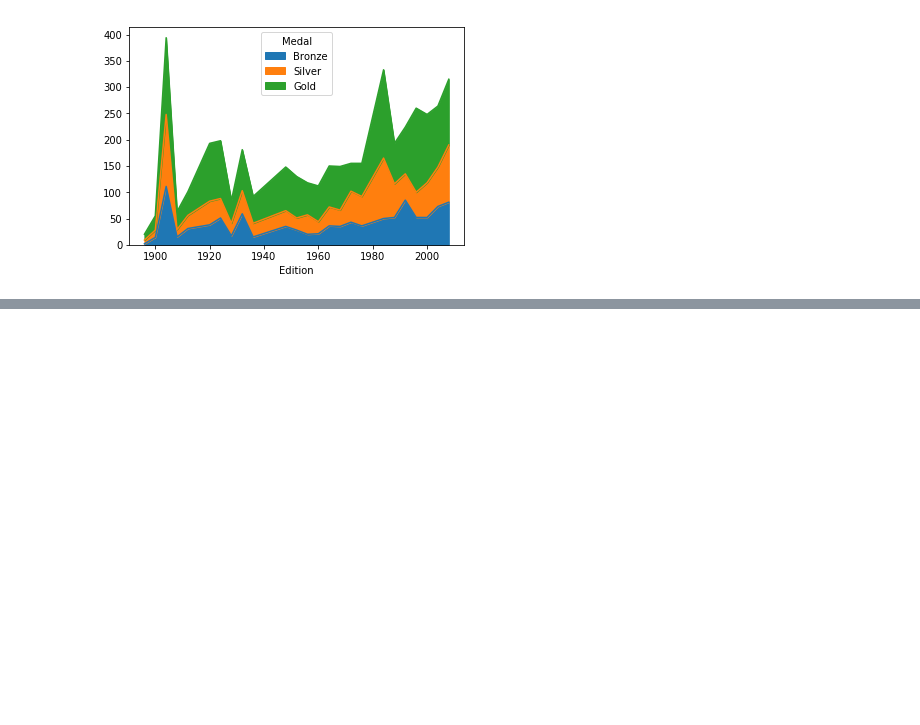
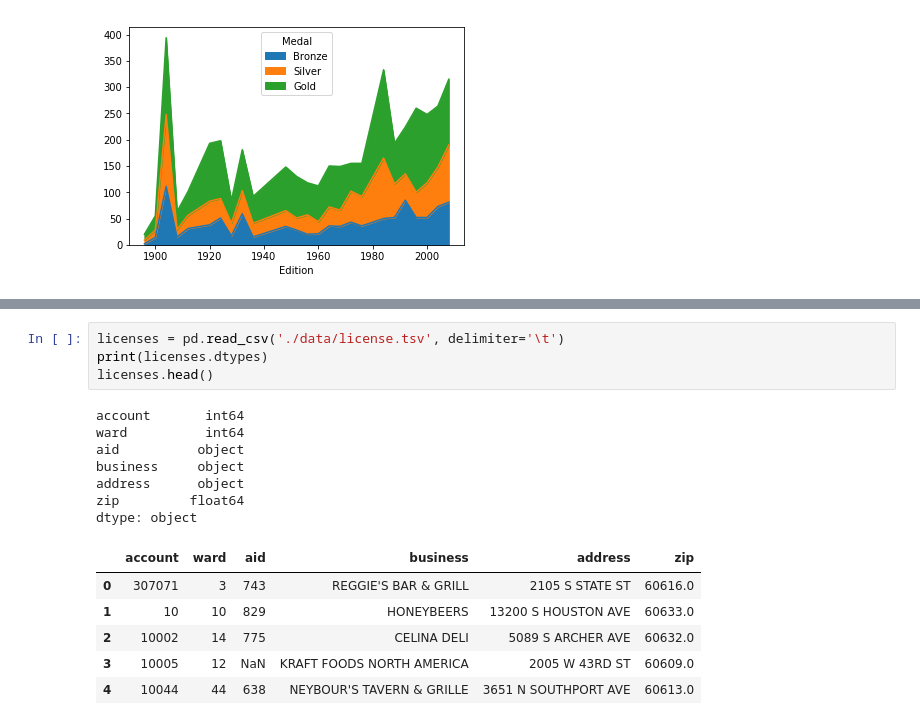
Before and after one commit to blaktai/notebooks, a Jupyter notebook: pandas/adv/adv_manipulation.ipynb, the cells around one changed output, grey strips where cells are left out. Drawn from its saved outputs; the diff is of its cells as text; blank space fills up the shorter version.

```diff
--- a/pandas/adv/adv_manipulation.ipynb
+++ b/pandas/adv/adv_manipulation.ipynb
@@ -1103,0 +1196,18 @@ plt.show()
+# %%
+licenses = pd.read_csv('./data/license.tsv', delimiter='\t')
+print(licenses.dtypes)
+licenses.head()
+# %% [output]
+account       int64
+ward          int64
+aid          object
+business     object
+address      object
+zip         float64
+dtype: object
+|  | account | ward | aid | business | address | zip |
+| 0 | 307071 | 3 | 743 | REGGIE'S BAR & GRILL | 2105 S STATE ST | 60616.0 |
+| 1 | 10 | 10 | 829 | HONEYBEERS | 13200 S HOUSTON AVE | 60633.0 |
+| 2 | 10002 | 14 | 775 | CELINA DELI | 5089 S ARCHER AVE | 60632.0 |
+| 3 | 10005 | 12 | NaN | KRAFT FOODS NORTH AMERICA | 2005 W 43RD ST | 60609.0 |
+| 4 | 10044 | 44 | 638 | NEYBOUR'S TAVERN & GRILLE | 3651 N SOUTHPORT AVE | 60613.0 |
```
Also changed, not shown: parts of 39 cells of this notebook.
